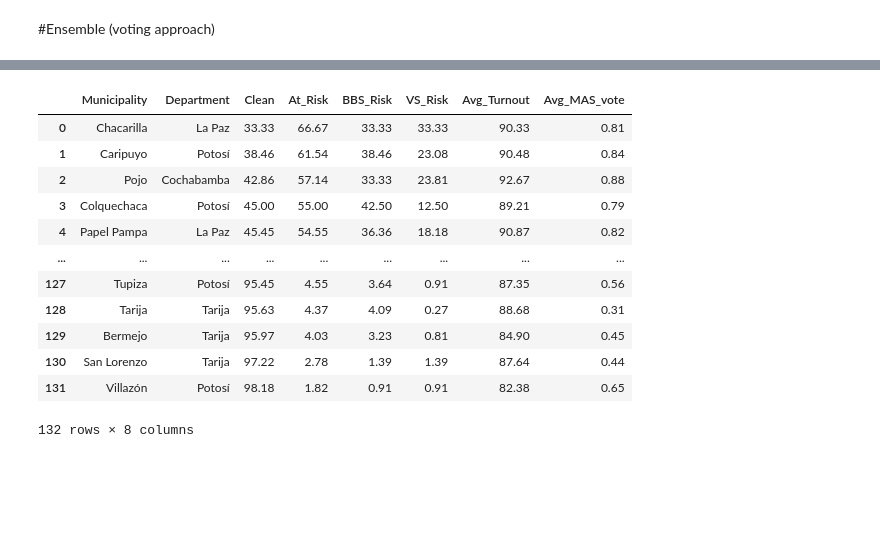
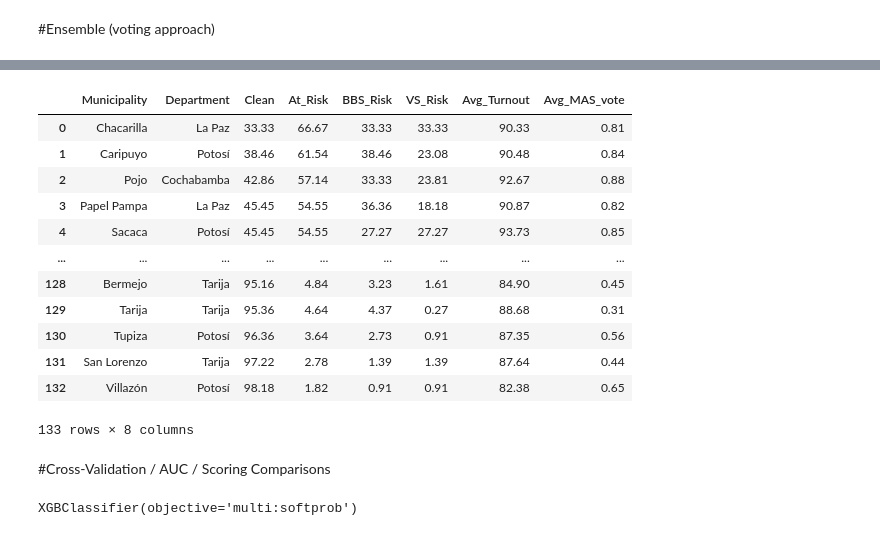
Before and after one commit to benjuarez8/CS81C-Research-Bolivia, a Jupyter notebook: cs81c_ensemble.ipynb, the cells around one changed output, grey strips where cells are left out. Saved outputs shown, nothing was run; the diff lists cells and outputs as text; code cells hidden in the pictures; blank space fills up the shorter version.

```diff
--- a/cs81c_ensemble.ipynb
+++ b/cs81c_ensemble.ipynb
@@ -158,0 +213,6 @@ avg_ensemble_municip_results.reset_index(drop=True, inplace=True)
+# %%
+rf_pred = rf_model.predict(X_test)
+gb_pred = gb_model.predict(X_test)
+knn_pred = knn_model.predict(X_test)
+logr_pred = logr_model.predict(X_test)
+xgb_pred = xgb_model.predict(X_test)
@@ -177,11 +350,12 @@ avg_ensemble_municip_results
 #Ensemble (voting approach)
 # %%
 seed = 8
+np.random.seed(seed)
 voting_model = VotingClassifier(estimators = [("RF", rf_model),
                                               ("XGB", xgb_model),
                                               ("KNN", knn_model),
                                               ("LogR", logr_model),
                                               ("GB", gb_model)],
-                                voting="soft")
+                                voting="hard")
 voting_model.fit(X_train, y_train)
 # %% [output]
@@ -249,34 +445,46 @@ voting_ensemble_dep_results
 | 8 | Pando | 95.42 | 4.58 | 3.05 | 1.53 | 84.31 | 0.43 |
 # %%
-col_names = ["Municipality", "Department", "Clean", "At_Risk", "BBS_Risk", "VS_Risk", "Avg_Turnout", "Avg_MAS_vote"]
-voting_ensemble_municip_results = pd.DataFrame(columns = col_names)
-for municip in test["Municipality"].unique():
-  dep = test.loc[test["Municipality"] == municip]["Department"].iloc[0]
-  counts = test[test["Municipality"] == municip].Pred_Fraud_type.value_counts()
-  if (len(counts) > 2):
+col_names = ["Municipality", "Department", "Clean", "At_Risk", "BBS_Risk",
+             "VS_Risk", "Avg_Turnout", "Avg_MAS_vote"]
+voting_ensemble_mun_results = pd.DataFrame(columns = col_names)
+for municip in voting_ensemble_test["Municipality"].unique():
+  dep = voting_ensemble_test.loc[voting_ensemble_test["Municipality"] ==
+                                 municip]["Department"].iloc[0]
+  counts = voting_ensemble_test[voting_ensemble_test["Municipality"] ==
+                                municip].Pred_Fraud_type.value_counts()
+  if (len(counts) > 2): # will remove some municipalities from results
     clean = counts[0] / (counts[0] + counts[1] + counts[2])
     tot_risk = (counts[1] + counts[2]) / (counts[0] + counts[1] + counts[2])
     bbs = counts[1] / (counts[0] + counts[1] + counts[2])
     vs = counts[2] / (counts[0] + counts[1] + counts[2])
-    avg_turnout = test[test["Municipality"] == municip]["Turnout"].mean()
-    avg_vote = test[test["Municipality"] == municip]["MAS.vote"].mean()
-    voting_ensemble_municip_results.loc[len(voting_ensemble_municip_results)] = [municip, dep, round(100*clean,2), round(100*tot_risk,2), round(100*bbs,2), round(100*vs,2), round(100*avg_turnout,2), round(avg_vote,2)]
-voting_ensemble_municip_results = voting_ensemble_municip_results.sort_values(by = "Clean")
-voting_ensemble_municip_results.reset_index(drop=True, inplace=True)
+    avg_turnout = voting_ensemble_test[voting_ensemble_test["Municipality"] == municip]["Turnout"].mean()
+    avg_vote = voting_ensemble_test[voting_ensemble_test["Municipality"] == municip]["MAS.vote"].mean()
+    l = len(voting_ensemble_mun_results)
+    voting_ensemble_mun_results.loc[l] = [municip, dep, round(100*clean,2),
+                                          round(100*tot_risk,2),
+                                          round(100*bbs,2), round(100*vs,2),
+                                          round(100*avg_turnout,2),
+                                          round(avg_vote,2)]
+voting_ensemble_mun_results = voting_ensemble_mun_results.sort_values(by =
+                                                                      "Clean")
+voting_ensemble_mun_results.reset_index(drop=True, inplace=True)
 # %%
-voting_ensemble_municip_results.to_csv("ensemble_voting_municip_results.csv", index=False)
-voting_ensemble_municip_results
+voting_ensemble_mun_results.to_csv("ensemble_voting_mun_results.csv",
+                                       index=False)
+voting_ensemble_mun_results
 # %% [output]
 |  | Municipality | Department | Clean | At_Risk | BBS_Risk | VS_Risk | Avg_Turnout | Avg_MAS_vote |
 | 0 | Chacarilla | La Paz | 33.33 | 66.67 | 33.33 | 33.33 | 90.33 | 0.81 |
 | 1 | Caripuyo | Potosí | 38.46 | 61.54 | 38.46 | 23.08 | 90.48 | 0.84 |
 | 2 | Pojo | Cochabamba | 42.86 | 57.14 | 33.33 | 23.81 | 92.67 | 0.88 |
-| 3 | Colquechaca | Potosí | 45.00 | 55.00 | 42.50 | 12.50 | 89.21 | 0.79 |
-| 4 | Papel Pampa | La Paz | 45.45 | 54.55 | 36.36 | 18.18 | 90.87 | 0.82 |
+| 3 | Papel Pampa | La Paz | 45.45 | 54.55 | 36.36 | 18.18 | 90.87 | 0.82 |
+| 4 | Sacaca | Potosí | 45.45 | 54.55 | 27.27 | 27.27 | 93.73 | 0.85 |
 | ... | ... | ... | ... | ... | ... | ... | ... | ... |
-| 127 | Tupiza | Potosí | 95.45 | 4.55 | 3.64 | 0.91 | 87.35 | 0.56 |
-| 128 | Tarija | Tarija | 95.63 | 4.37 | 4.09 | 0.27 | 88.68 | 0.31 |
-| 129 | Bermejo | Tarija | 95.97 | 4.03 | 3.23 | 0.81 | 84.90 | 0.45 |
-| 130 | San Lorenzo | Tarija | 97.22 | 2.78 | 1.39 | 1.39 | 87.64 | 0.44 |
-| 131 | Villazón | Potosí | 98.18 | 1.82 | 0.91 | 0.91 | 82.38 | 0.65 |
+| 128 | Bermejo | Tarija | 95.16 | 4.84 | 3.23 | 1.61 | 84.90 | 0.45 |
+| 129 | Tarija | Tarija | 95.36 | 4.64 | 4.37 | 0.27 | 88.68 | 0.31 |
+| 130 | Tupiza | Potosí | 96.36 | 3.64 | 2.73 | 0.91 | 87.35 | 0.56 |
+| 131 | San Lorenzo | Tarija | 97.22 | 2.78 | 1.39 | 1.39 | 87.64 | 0.44 |
+| 132 | Villazón | Potosí | 98.18 | 1.82 | 0.91 | 0.91 | 82.38 | 0.65 |
-132 rows × 8 columns
+133 rows × 8 columns
+# %% [markdown]
+#Cross-Validation / AUC / Scoring Comparisons
@@ -282,0 +501,10 @@ voting_ensemble_municip_results
+# %%
+seed = 8
+np.random.seed(seed)
+rf_model.fit(X_train, y_train)
+gb_model.fit(X_train, y_train)
+knn_model.fit(X_train, y_train)
+logr_model.fit(X_train, y_train)
+xgb_model.fit(X_train, y_train)
+# %% [output]
+XGBClassifier(objective='multi:softprob')
```
Also changed, not shown: parts of 35 cells of this notebook.
